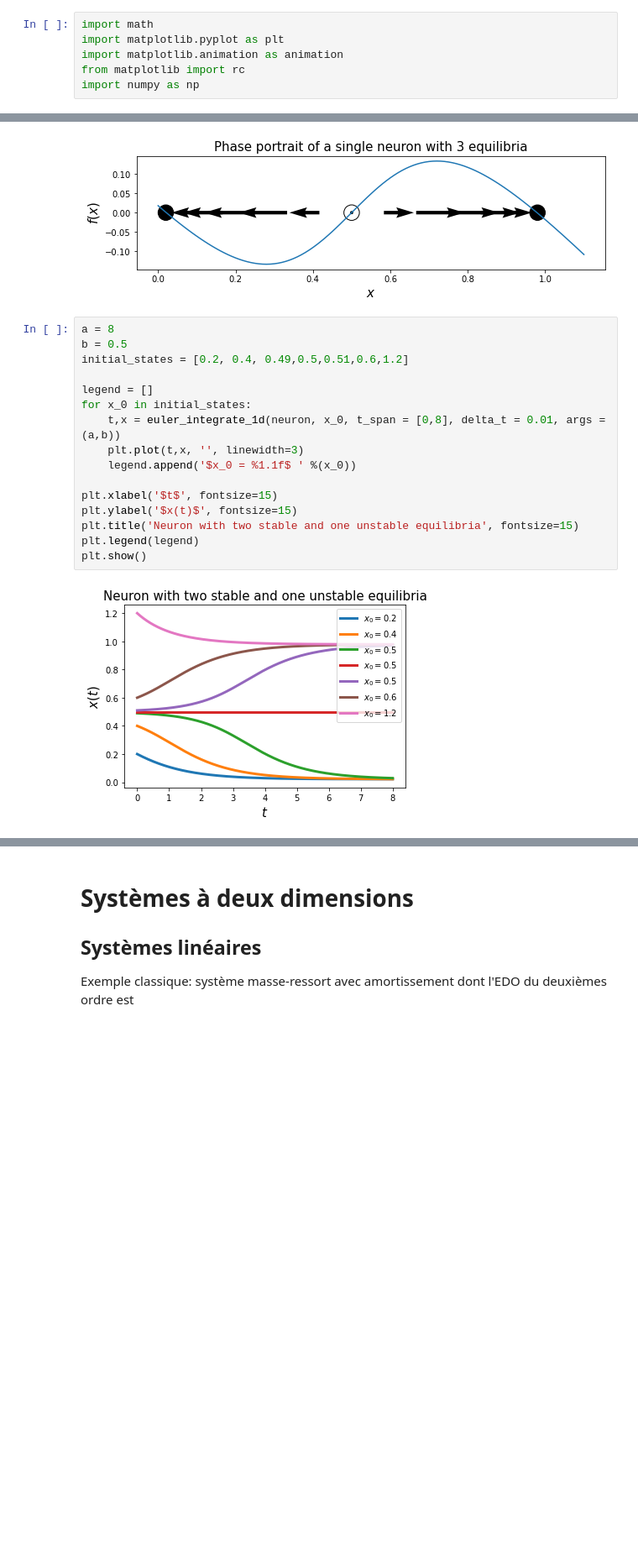
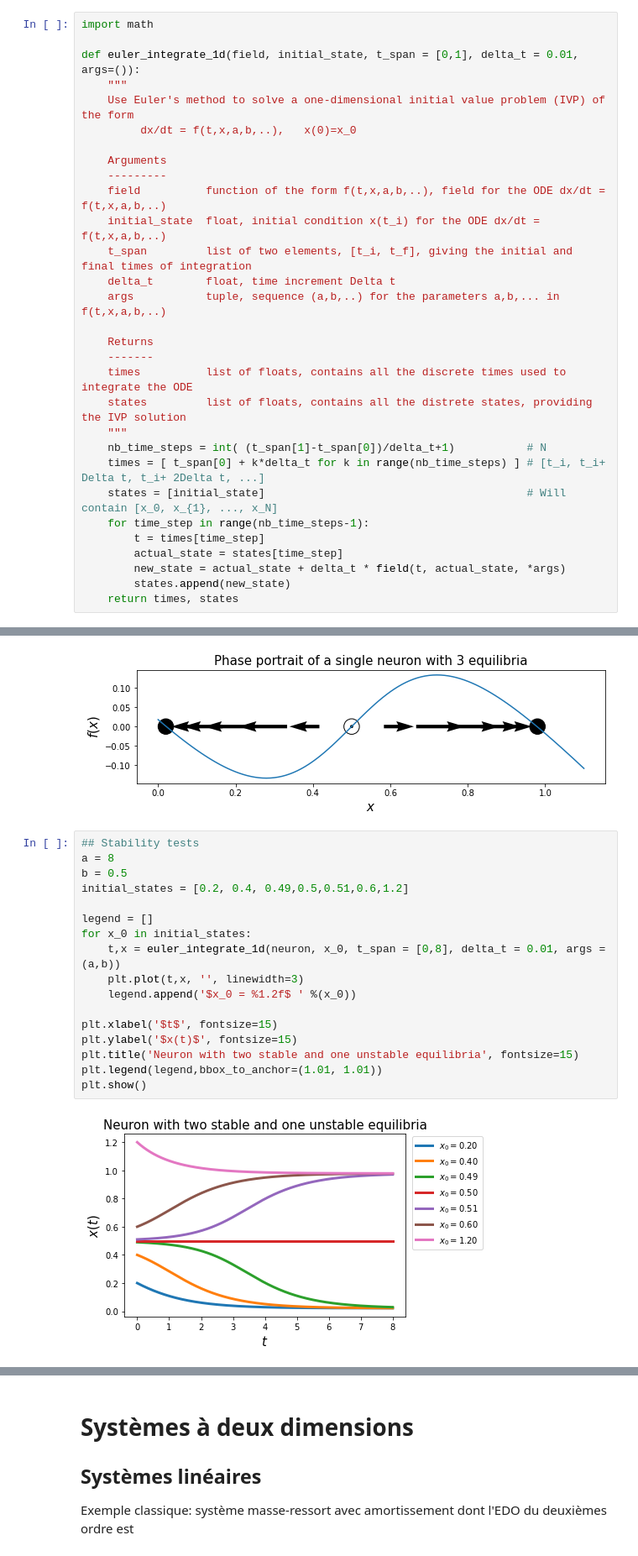
Before and after one commit to pdesrosiers/sysdyn, a Jupyter notebook: sysdyn.ipynb, the cells around one changed output, grey strips where cells are left out. Shown at 84% size. Saved outputs shown, nothing was run; the diff lists cells and outputs as text; blank space fills up the shorter version.

```diff
--- a/sysdyn.ipynb
+++ b/sysdyn.ipynb
@@ -1,6 +157,30 @@
 # %%
 import math
-import matplotlib.pyplot as plt
-import matplotlib.animation as animation
-from matplotlib import rc
-import numpy as np
+
+def euler_integrate_1d(field, initial_state, t_span = [0,1], delta_t = 0.01, args=()):
+    """
+    Use Euler's method to solve a one-dimensional initial value problem (IVP) of the form
+         dx/dt = f(t,x,a,b,..),   x(0)=x_0
+
+    Arguments
+    ---------
+    field          function of the form f(t,x,a,b,..), field for the ODE dx/dt = f(t,x,a,b,..)
+    initial_state  float, initial condition x(t_i) for the ODE dx/dt = f(t,x,a,b,..)
+    t_span         list of two elements, [t_i, t_f], giving the initial and final times of integration
+    delta_t        float, time increment Delta t
+    args           tuple, sequence (a,b,..) for the parameters a,b,... in f(t,x,a,b,..)
+
+    Returns
+    -------
+    times          list of floats, contains all the discrete times used to integrate the ODE
+    states         list of floats, contains all the distrete states, providing the IVP solution
+    """
+    nb_time_steps = int( (t_span[1]-t_span[0])/delta_t+1)           # N
+    times = [ t_span[0] + k*delta_t for k in range(nb_time_steps) ] # [t_i, t_i+ Delta t, t_i+ 2Delta t, ...]
+    states = [initial_state]                                        # Will contain [x_0, x_{1}, ..., x_N]
+    for time_step in range(nb_time_steps-1):
+        t = times[time_step]
+        actual_state = states[time_step]
+        new_state = actual_state + delta_t * field(t, actual_state, *args)
+        states.append(new_state)
+    return times, states
@@ -384,20 +615,21 @@ plt.show()
 # %% [output]
 [figure]
 # %%
+## Stability tests
 a = 8
 b = 0.5
 initial_states = [0.2, 0.4, 0.49,0.5,0.51,0.6,1.2]
 
 legend = []
 for x_0 in initial_states:
     t,x = euler_integrate_1d(neuron, x_0, t_span = [0,8], delta_t = 0.01, args = (a,b))
     plt.plot(t,x, '', linewidth=3)
-    legend.append('$x_0 = %1.1f$ ' %(x_0))
+    legend.append('$x_0 = %1.2f$ ' %(x_0))
 
 plt.xlabel('$t$', fontsize=15)
 plt.ylabel('$x(t)$', fontsize=15)
 plt.title('Neuron with two stable and one unstable equilibria', fontsize=15)
-plt.legend(legend)
+plt.legend(legend,bbox_to_anchor=(1.01, 1.01))
 plt.show()
 # %% [output]
-[figure, old version]
+[figure, new version]
```
Also changed, not shown: parts of 60 cells of this notebook, 2 other files.
